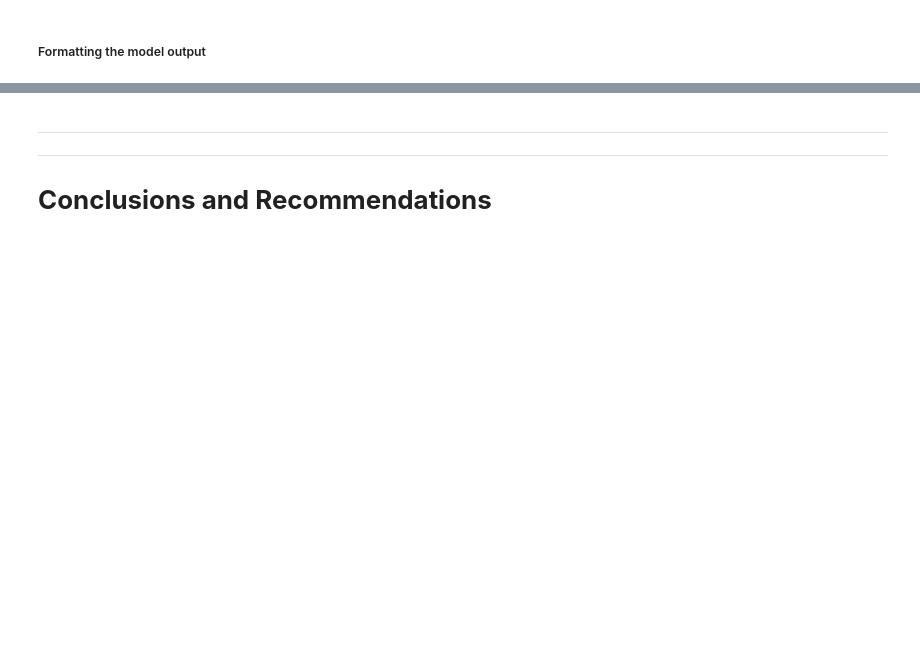
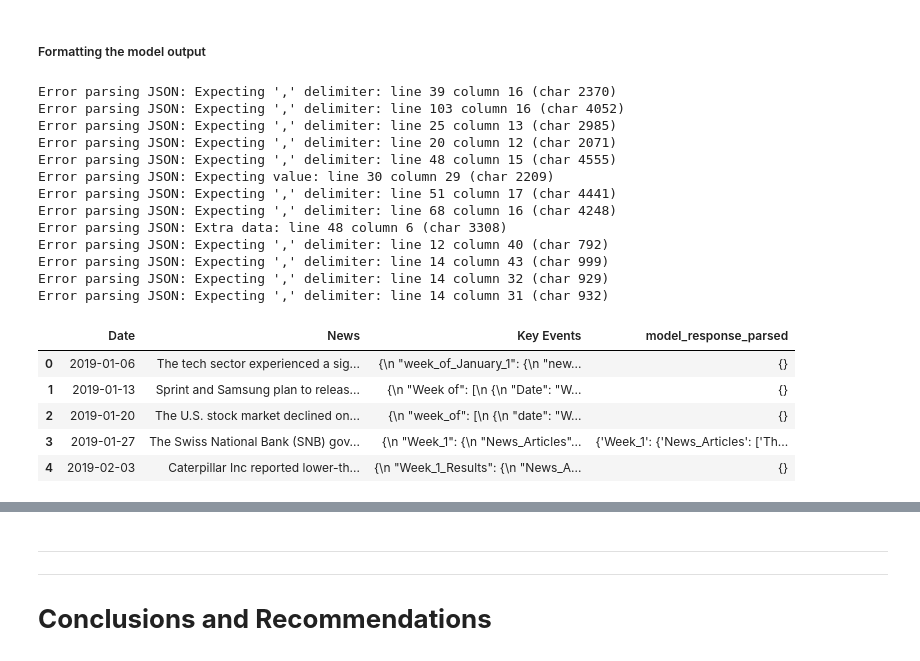
Before and after one commit to barkz/Stock-Market-News-Sentiment-Analysis-and-Summarization, a Jupyter notebook: RobBarker_NLP_StockMarket_FC.ipynb, the cells around one changed output, grey strips where cells are left out. Drawn from its saved outputs; the diff is of its cells as text; code cells hidden in the pictures; blank space fills up the shorter version.

```diff
--- a/RobBarker_NLP_StockMarket_FC.ipynb
+++ b/RobBarker_NLP_StockMarket_FC.ipynb
@@ -1482,8 +1515,11 @@ data = stock_news.copy()
 model_name_or_path = "TheBloke/Mistral-7B-Instruct-v0.2-GGUF"
 model_basename = "mistral-7b-instruct-v0.2.Q6_K.gguf"
 
-
-model_path = hf_hub_download(
-    repo_id=_____, # Complete the code to mention the repo_id
-    filename=_____ # Complete the code to mention the filename
-)
+try:
+    model_path = hf_hub_download(
+        repo_id=model_name_or_path,
+        filename=model_basename
+    )
+    print(f"Model downloaded successfully and saved at {model_path}")
+except Exception as e:
+    print(f"An error occurred: {e}")
@@ -1630,2 +1861,25 @@ def response_mistral_1(prompt, news):
 # %% [markdown]
 ##### Formatting the model output
+# %%
+data_1['model_response_parsed'] = data_1['Key Events'].apply(extract_json_data)
+data_1.head()
+# %% [output]
+Error parsing JSON: Expecting ',' delimiter: line 39 column 16 (char 2370)
+Error parsing JSON: Expecting ',' delimiter: line 103 column 16 (char 4052)
+Error parsing JSON: Expecting ',' delimiter: line 25 column 13 (char 2985)
+Error parsing JSON: Expecting ',' delimiter: line 20 column 12 (char 2071)
+Error parsing JSON: Expecting ',' delimiter: line 48 column 15 (char 4555)
+Error parsing JSON: Expecting value: line 30 column 29 (char 2209)
+Error parsing JSON: Expecting ',' delimiter: line 51 column 17 (char 4441)
+Error parsing JSON: Expecting ',' delimiter: line 68 column 16 (char 4248)
+Error parsing JSON: Extra data: line 48 column 6 (char 3308)
+Error parsing JSON: Expecting ',' delimiter: line 12 column 40 (char 792)
+Error parsing JSON: Expecting ',' delimiter: line 14 column 43 (char 999)
+Error parsing JSON: Expecting ',' delimiter: line 14 column 32 (char 929)
+Error parsing JSON: Expecting ',' delimiter: line 14 column 31 (char 932)
+|  | Date | News | Key Events | model_response_parsed |
+| 0 | 2019-01-06 | The tech sector experienced a sig... | {\n "week_of_January_1": {\n "new... | {} |
+| 1 | 2019-01-13 | Sprint and Samsung plan to releas... | {\n "Week of": [\n {\n "Date": "W... | {} |
+| 2 | 2019-01-20 | The U.S. stock market declined on... | {\n "week_of": [\n {\n "date": "W... | {} |
+| 3 | 2019-01-27 | The Swiss National Bank (SNB) gov... | {\n "Week_1": {\n "News_Articles"... | {'Week_1': {'News_Articles': ['Th... |
+| 4 | 2019-02-03 | Caterpillar Inc reported lower-th... | {\n "Week_1_Results": {\n "News_A... | {} |
```
Also changed, not shown: parts of 36 cells of this notebook, 1 other file.
